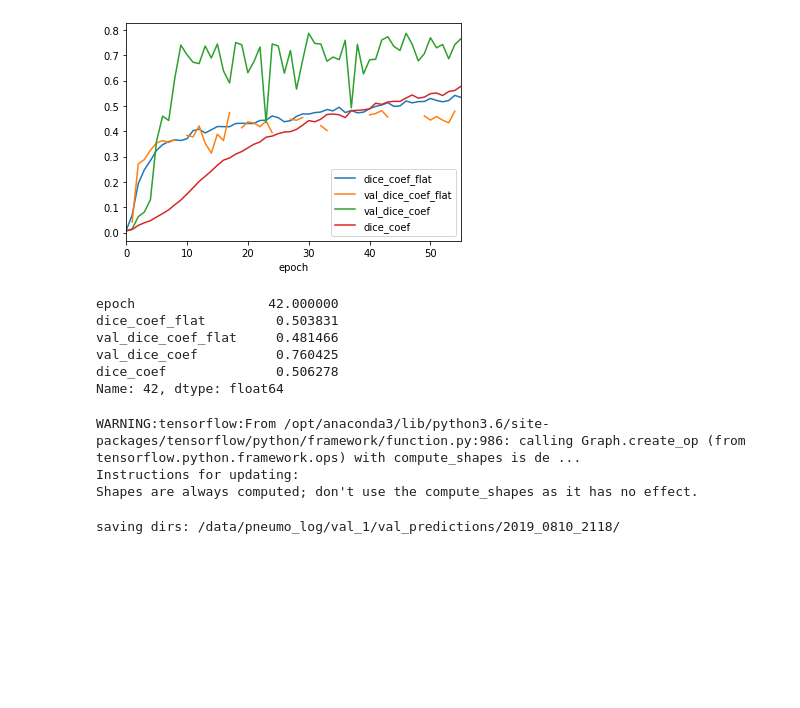
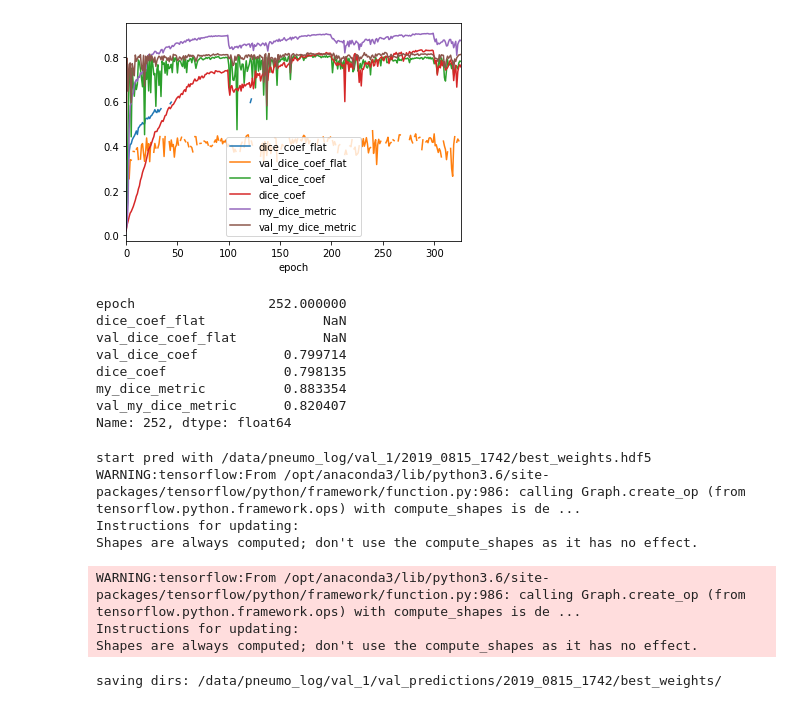
Before and after one commit to yusuke0324/siim_pneumo, a Jupyter notebook: vis_train.ipynb, the cells around one changed output. Saved outputs shown, nothing was run; the diff lists cells and outputs as text; code cells hidden in the pictures; blank space fills up the shorter version.

```diff
--- a/vis_train.ipynb
+++ b/vis_train.ipynb
@@ -40,4 +46,6 @@ cols = ['epoch',
       'dice_coef_flat',
       'val_dice_coef_flat',
       'val_dice_coef',
-      'dice_coef']
+      'dice_coef',
+      'my_dice_metric',
+      'val_my_dice_metric']
@@ -44,14 +54,16 @@ cols = ['epoch',
 # %%
-log = show_log('2019_0810_2118',fold='1',col=cols)
+log = show_log('2019_0815_1742',fold='1',col=cols)
 # %% [output]
-[figure, old version]
+[figure, new version]
 # %%
-best_index = log['val_dice_coef_flat'].idxmax()
+best_index = log['val_my_dice_metric'].idxmax()
 log.iloc[best_index]
 # %% [output]
-epoch                 42.000000
-dice_coef_flat         0.503831
-val_dice_coef_flat     0.481466
-val_dice_coef          0.760425
-dice_coef              0.506278
-Name: 42, dtype: float64
+epoch                 252.000000
+dice_coef_flat               NaN
+val_dice_coef_flat           NaN
+val_dice_coef           0.799714
+dice_coef               0.798135
+my_dice_metric          0.883354
+val_my_dice_metric      0.820407
+Name: 252, dtype: float64
@@ -58,8 +72,15 @@ Name: 42, dtype: float64
 # %%
 
-pred_util._save_preds(model_path='/data/pneumo_log/val_1/2019_0810_2118/best_weights.hdf5', data_path='/data/pneumo/fold/1/')
+# pred_util.save_preds_all_models(model_base_path='/data/pneumo_log/val_1/2019_0815_1742/',
+#                      data_path='/data/pneumo/fold/1/',
+#                      tta=False)
+pred_util._save_preds(model_path='/data/pneumo_log/val_1/2019_0815_1742/best_weights.hdf5', data_path='/data/pneumo/fold/1/')
 # %% [output]
+start pred with /data/pneumo_log/val_1/2019_0815_1742/best_weights.hdf5
 WARNING:tensorflow:From /opt/anaconda3/lib/python3.6/site-packages/tensorflow/python/framework/function.py:986: calling Graph.create_op (from tensorflow.python.framework.ops) with compute_shapes is de ...
 Instructions for updating:
 Shapes are always computed; don't use the compute_shapes as it has no effect.
-saving dirs: /data/pneumo_log/val_1/val_predictions/2019_0810_2118/
+WARNING:tensorflow:From /opt/anaconda3/lib/python3.6/site-packages/tensorflow/python/framework/function.py:986: calling Graph.create_op (from tensorflow.python.framework.ops) with compute_shapes is de ...
+Instructions for updating:
+Shapes are always computed; don't use the compute_shapes as it has no effect.
+saving dirs: /data/pneumo_log/val_1/val_predictions/2019_0815_1742/best_weights/
```
Also changed, not shown: parts of 27 cells of this notebook, 10 other files.
